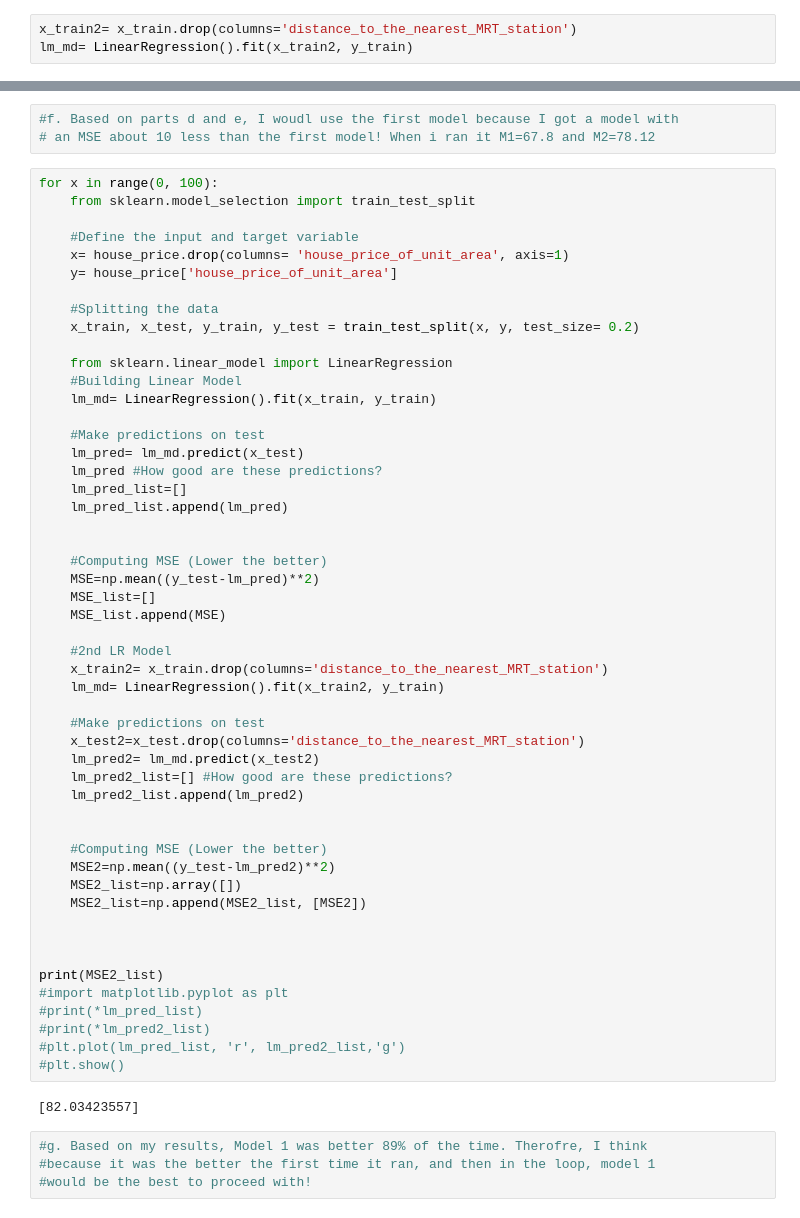
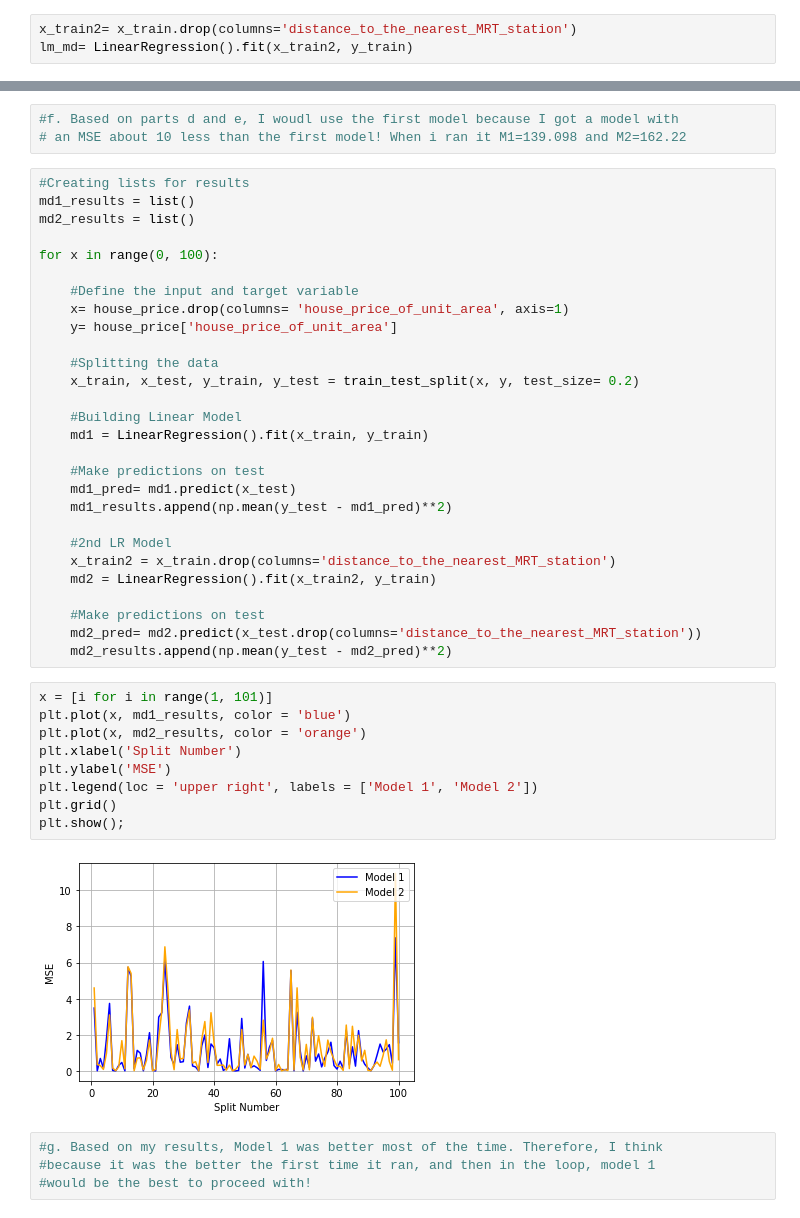
Before and after one commit to morgangant16/DATA-445, a Jupyter notebook: Homework/Homework_1.ipynb, the cells around one changed output, grey strips where cells are left out. Drawn from its saved outputs; the diff is of its cells as text.

```diff
--- a/Homework/Homework_1.ipynb
+++ b/Homework/Homework_1.ipynb
@@ -113,9 +117,12 @@ MSE2
 # %%
 #f. Based on parts d and e, I woudl use the first model because I got a model with
-# an MSE about 10 less than the first model! When i ran it M1=67.8 and M2=78.12
+# an MSE about 10 less than the first model! When i ran it M1=139.098 and M2=162.22
 # %%
+#Creating lists for results
+md1_results = list()
+md2_results = list()
+
 for x in range(0, 100):
-    from sklearn.model_selection import train_test_split
 
     #Define the input and target variable
     x= house_price.drop(columns= 'house_price_of_unit_area', axis=1)
@@ -124,49 +131,32 @@ for x in range(0, 100):
     #Splitting the data
     x_train, x_test, y_train, y_test = train_test_split(x, y, test_size= 0.2)
 
-    from sklearn.linear_model import LinearRegression
     #Building Linear Model
-    lm_md= LinearRegression().fit(x_train, y_train)
+    md1 = LinearRegression().fit(x_train, y_train)
 
     #Make predictions on test
-    lm_pred= lm_md.predict(x_test)
-    lm_pred #How good are these predictions?
-    lm_pred_list=[]
-    lm_pred_list.append(lm_pred)
-
-
-    #Computing MSE (Lower the better)
-    MSE=np.mean((y_test-lm_pred)**2)
-    MSE_list=[]
-    MSE_list.append(MSE)
+    md1_pred= md1.predict(x_test)
+    md1_results.append(np.mean(y_test - md1_pred)**2)
 
     #2nd LR Model
-    x_train2= x_train.drop(columns='distance_to_the_nearest_MRT_station')
-    lm_md= LinearRegression().fit(x_train2, y_train)
+    x_train2 = x_train.drop(columns='distance_to_the_nearest_MRT_station')
+    md2 = LinearRegression().fit(x_train2, y_train)
 
     #Make predictions on test
-    x_test2=x_test.drop(columns='distance_to_the_nearest_MRT_station')
-    lm_pred2= lm_md.predict(x_test2)
-    lm_pred2_list=[] #How good are these predictions?
-    lm_pred2_list.append(lm_pred2)
-
-
-    #Computing MSE (Lower the better)
-    MSE2=np.mean((y_test-lm_pred2)**2)
-    MSE2_list=np.array([])
-    MSE2_list=np.append(MSE2_list, [MSE2])
-
-
-
-print(MSE2_list)
-#import matplotlib.pyplot as plt
-#print(*lm_pred_list)
-#print(*lm_pred2_list)
-#plt.plot(lm_pred_list, 'r', lm_pred2_list,'g')
-#plt.show()
+    md2_pred= md2.predict(x_test.drop(columns='distance_to_the_nearest_MRT_station'))
+    md2_results.append(np.mean(y_test - md2_pred)**2)
-# %% [output]
-[82.03423557]
+# %%
+x = [i for i in range(1, 101)]
+plt.plot(x, md1_results, color = 'blue')
+plt.plot(x, md2_results, color = 'orange')
+plt.xlabel('Split Number')
+plt.ylabel('MSE')
+plt.legend(loc = 'upper right', labels = ['Model 1', 'Model 2'])
+plt.grid()
+plt.show();
+# %% [output]
+[figure, added]
 # %%
-#g. Based on my results, Model 1 was better 89% of the time. Therofre, I think
+#g. Based on my results, Model 1 was better most of the time. Therefore, I think
 #because it was the better the first time it ran, and then in the loop, model 1
 #would be the best to proceed with!
```
Also changed, not shown: parts of 6 cells of this notebook.
